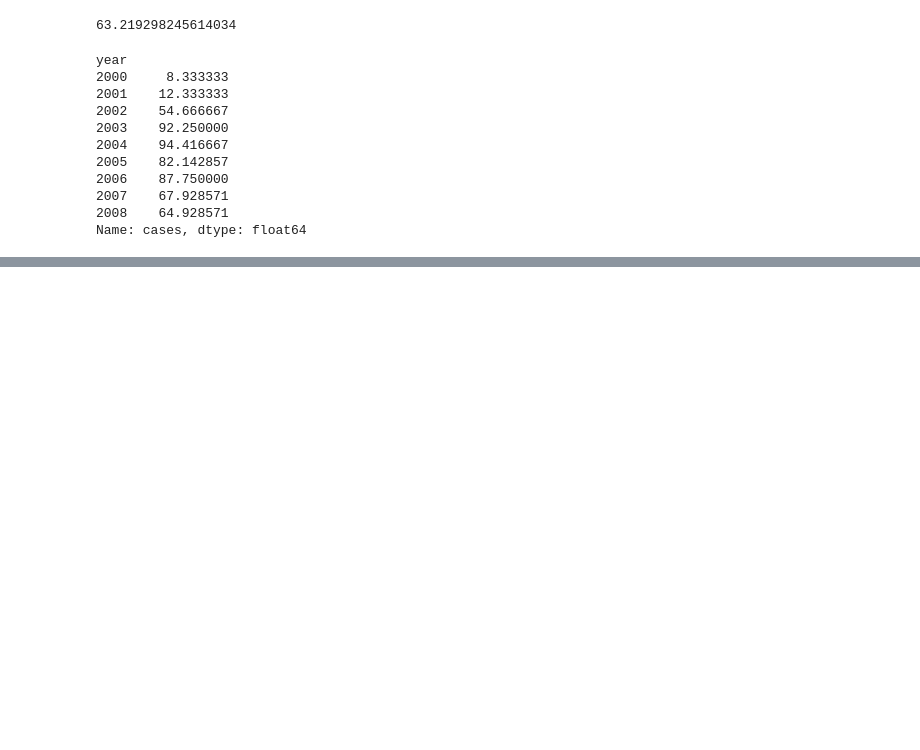
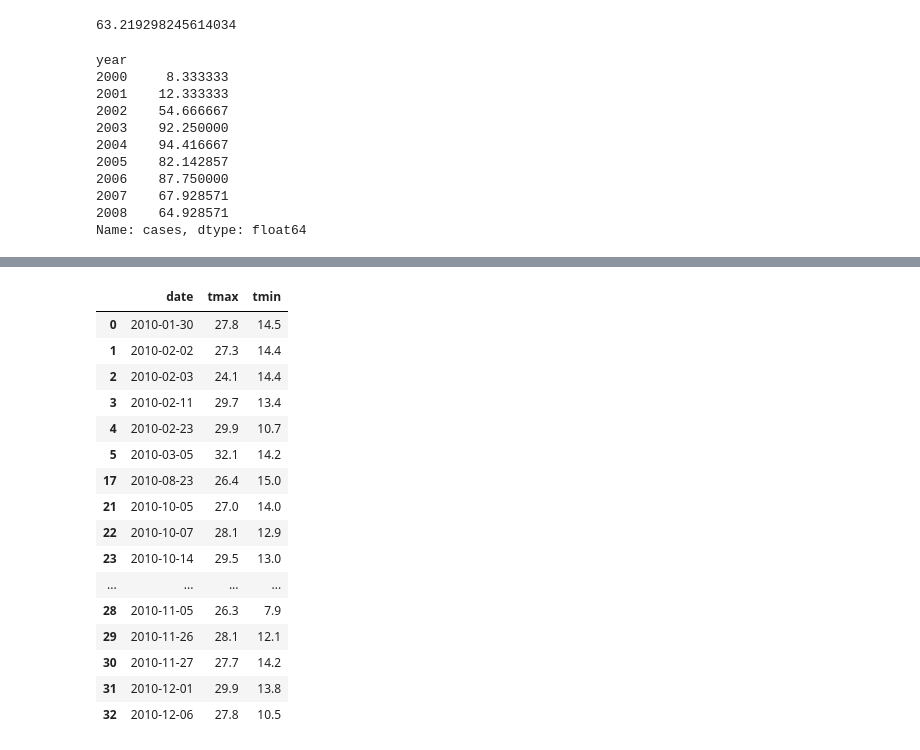
Before and after one commit to viraco4a/SoftUni, a Jupyter notebook: DataScience/02. Data-Tidying-and-Cleaning_Lab/Data Tidying and Cleaning Lab.ipynb, the cells around one changed output, grey strips where cells are left out. Cells and saved outputs as stored; diff of their text form; code cells hidden in the pictures; blank space fills up the shorter version.

```diff
--- a/DataScience/02. Data-Tidying-and-Cleaning_Lab/Data Tidying and Cleaning Lab.ipynb
+++ b/DataScience/02. Data-Tidying-and-Cleaning_Lab/Data Tidying and Cleaning Lab.ipynb
@@ -288,0 +537,20 @@ Name: cases, dtype: float64
+# %%
+temp_data[~(temp_data.tmin > 15)]
+# %% [output]
+|  | date | tmax | tmin |
+| 0 | 2010-01-30 | 27.8 | 14.5 |
+| 1 | 2010-02-02 | 27.3 | 14.4 |
+| 2 | 2010-02-03 | 24.1 | 14.4 |
+| 3 | 2010-02-11 | 29.7 | 13.4 |
+| 4 | 2010-02-23 | 29.9 | 10.7 |
+| 5 | 2010-03-05 | 32.1 | 14.2 |
+| 17 | 2010-08-23 | 26.4 | 15.0 |
+| 21 | 2010-10-05 | 27.0 | 14.0 |
+| 22 | 2010-10-07 | 28.1 | 12.9 |
+| 23 | 2010-10-14 | 29.5 | 13.0 |
+| ... | ... | ... | ... |
+| 28 | 2010-11-05 | 26.3 | 7.9 |
+| 29 | 2010-11-26 | 28.1 | 12.1 |
+| 30 | 2010-11-27 | 27.7 | 14.2 |
+| 31 | 2010-12-01 | 29.9 | 13.8 |
+| 32 | 2010-12-06 | 27.8 | 10.5 |
```
Also changed, not shown: parts of 37 cells of this notebook.
